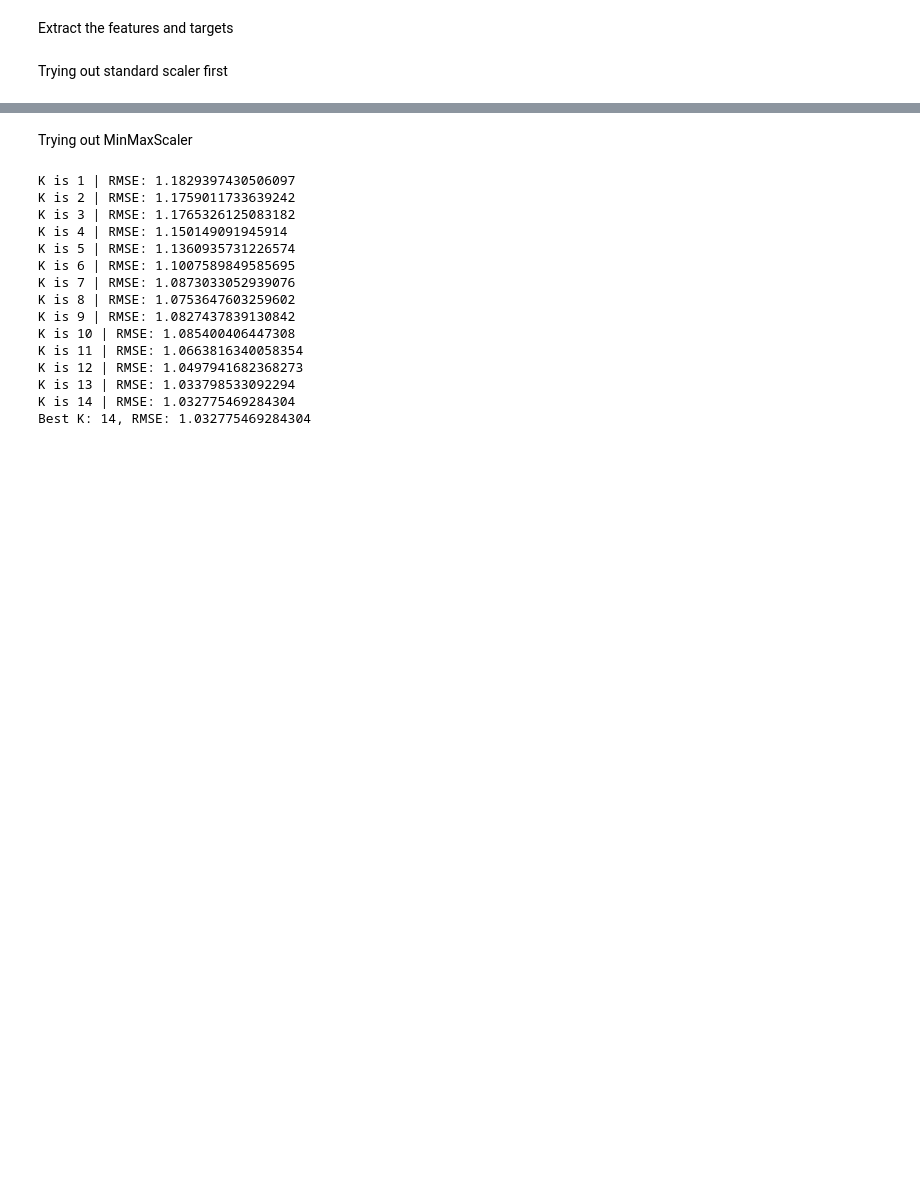
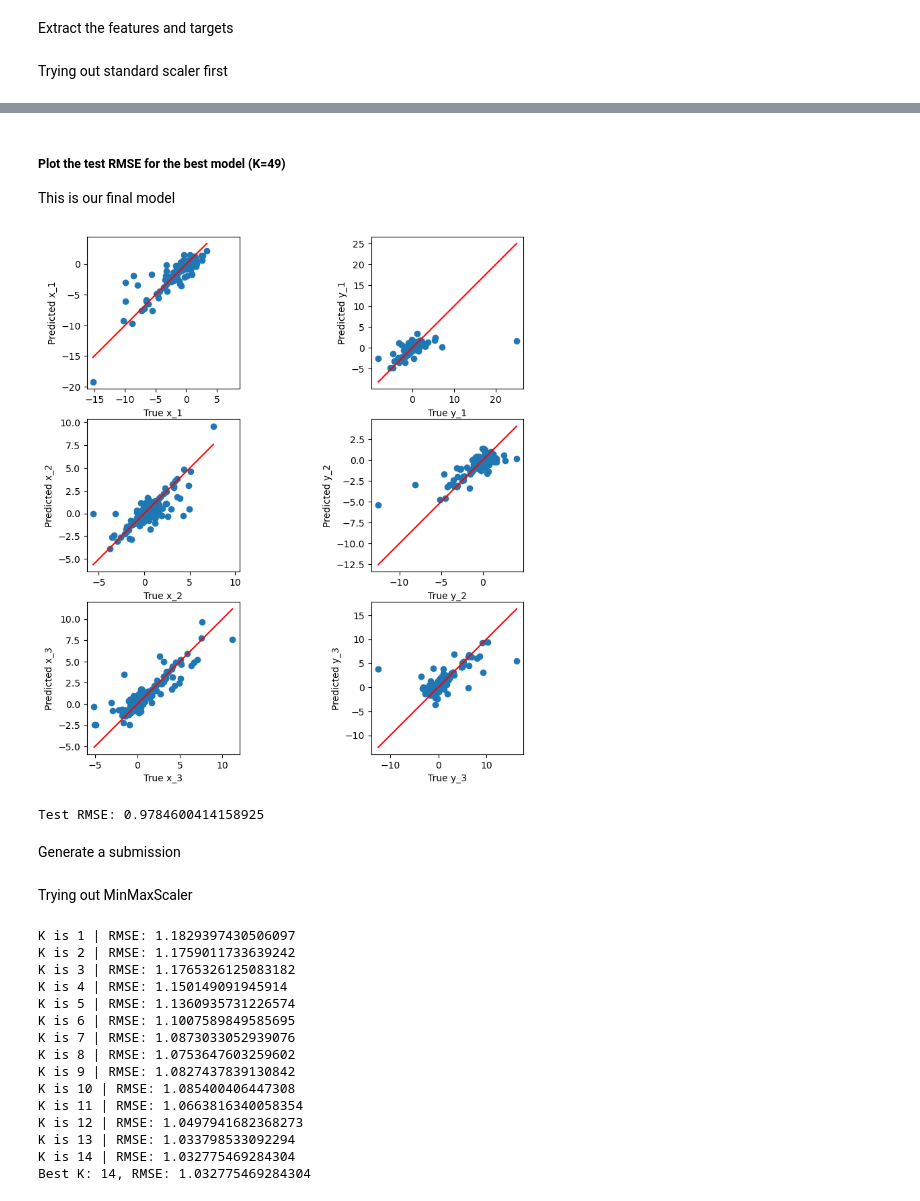
Before and after one commit to RenatoViola/AA_Assignment_1, a Jupyter notebook: Code/task_4.ipynb, the cells around one changed output, grey strips where cells are left out. Saved outputs shown, nothing was run; the diff lists cells and outputs as text; code cells hidden in the pictures; blank space fills up the shorter version.

Commit message:
Final model

```diff
--- a/Code/task_4.ipynb
+++ b/Code/task_4.ipynb
@@ -105,9 +107,17 @@ def validate_knn_regression(X_train, y_train, X_val, y_val, X_test, y_test, ks=r
     for k in ks:
         knn_reg=make_pipeline(scaler, KNeighborsRegressor(n_neighbors=k))
 
+        start_training_time = time.time()
         knn_reg.fit(X_train, y_train)
+        end_training_time = time.time()
+        execution_training_time = end_training_time - start_training_time
 
+        start_inference_time = time.time()
         y_pred = knn_reg.predict(X_val)
+        end_inference_time = time.time()
+        execution_inference_time = end_inference_time - start_inference_time
+
+        print(f"Training time: {execution_training_time} s | Inference time: {execution_inference_time} s")
 
         position_columns = ['x_1', 'y_1', 'x_2', 'y_2', 'x_3', 'y_3']
         y_val_positions = y_val[position_columns].values
@@ -210,0 +249,2 @@ Best K: 14, RMSE: 1.047522821481938
+# %%
+std_model, std_k, std_rmse = validate_knn_regression(X_train, y_train, X_dev, y_dev, X_test, y_test, [45, 47, 49, 51, 53, 55, 57, 59, 61, 63, 65], StandardScaler())
@@ -210,0 +269,19 @@ Best K: 14, RMSE: 1.047522821481938
+# %% [markdown]
+##### Plot the test RMSE for the best model (K=49)
+This is our final model
+# %%
+y_test_pred = std_model.predict(X_test)
+
+position_columns = ['x_1', 'y_1', 'x_2', 'y_2', 'x_3', 'y_3']
+y_test_pred_positions = y_test_pred[:, range(6)]
+y_test_positions = y_test[position_columns].values
+
+plot_y_yhat(y_test_positions, y_test_pred_positions, plot_title="y_yhat_plot")
+rmse = root_mean_squared_error(y_test_positions, y_test_pred_positions)
+
+print(f"Test RMSE: {rmse}")
+# %% [output]
+[figure, added]
+Test RMSE: 0.9784600414158925
+# %% [markdown]
+Generate a submission
```
Also changed, not shown: parts of 17 cells of this notebook.
